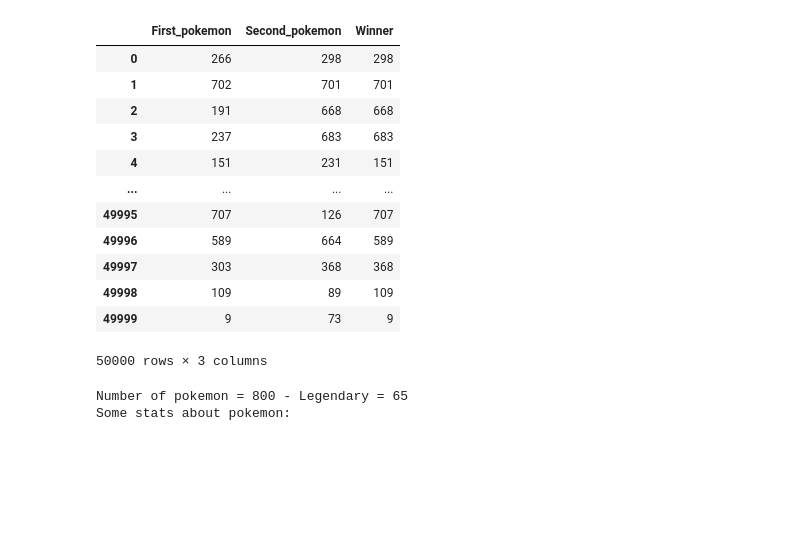
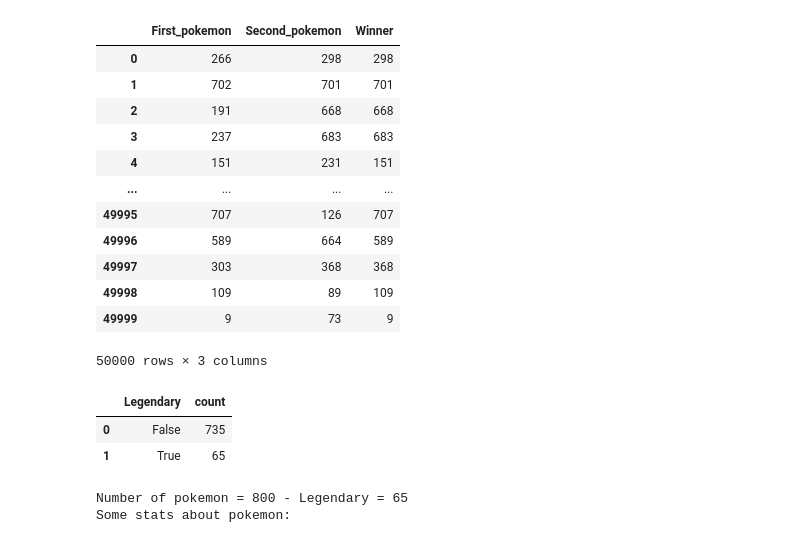
Before and after one commit to MegaCookies88/2020, a Jupyter notebook: Old Exams/Final 2017/exam_2017.ipynb, the cells around one changed output. Saved outputs shown, nothing was run; the diff lists cells and outputs as text; code cells hidden in the pictures; blank space fills up the shorter version.

```diff
--- a/Old Exams/Final 2017/exam_2017.ipynb
+++ b/Old Exams/Final 2017/exam_2017.ipynb
@@ -42,6 +42,12 @@ combats
 | 49998 | 109 | 89 | 109 |
 | 49999 | 9 | 73 | 9 |
 50000 rows × 3 columns
+# %%
+pokemon.groupby('Legendary').size().reset_index(name='count')
+# %% [output]
+|  | Legendary | count |
+| 0 | False | 735 |
+| 1 | True | 65 |
 # %%
 print('\nNumber of pokemon =',len(pokemon),'- Legendary =',len(pokemon[pokemon['Legendary']==True]))
 print('Some stats about pokemon: \n')
```
Also changed, not shown: parts of 5 cells of this notebook.
